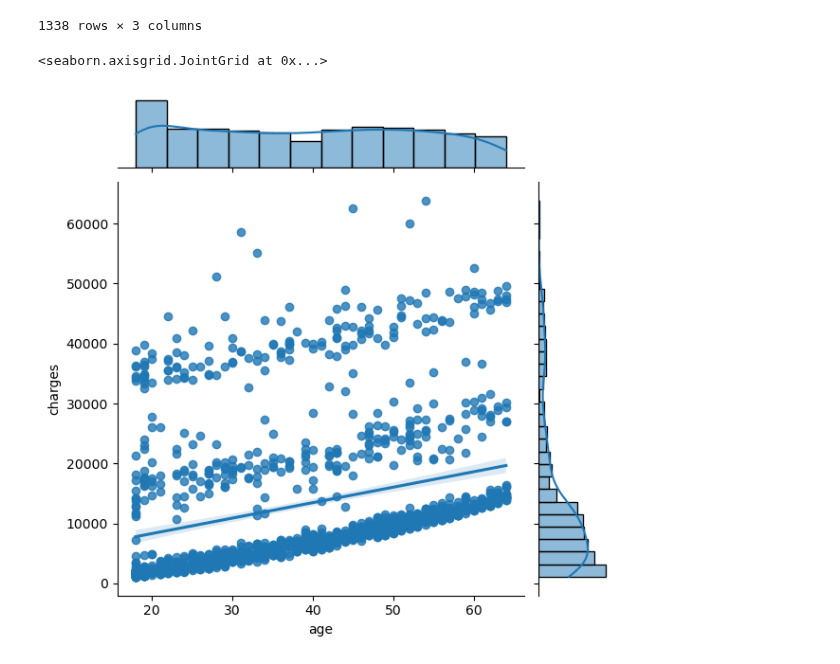
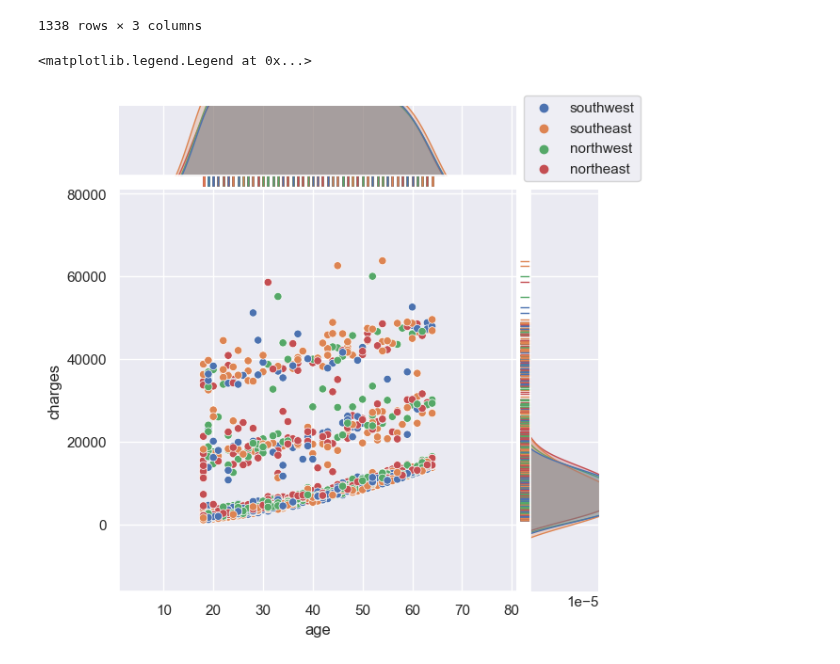
Before and after one commit to ubco-W2022T2-data301/project-group-group08, a Jupyter notebook: analysis/analysis1.ipynb, the cells around one changed output. Cells and saved outputs as stored; diff of their text form; code cells hidden in the pictures.

Commit message:
Update graph for RQ2

```diff
--- a/analysis/analysis1.ipynb
+++ b/analysis/analysis1.ipynb
@@ -219,8 +130,10 @@ pairplot(
 | 1336 | 21 | southwest | 2007.94500 |
 | 1337 | 61 | northwest | 29141.36030 |
 1338 rows × 3 columns
-# %%
-sns.jointplot(x='age', y='charges', data=med_clean2, kind='reg')
-# %% [output]
-<seaborn.axisgrid.JointGrid at 0x...>
-[figure, removed]
+# %%
+g = sns.jointplot(x='age', y='charges', data=med_clean2, hue = "region")
+g.plot_marginals(sns.rugplot, color="r", height=-0.15, clip_on=False)
+plt.legend(bbox_to_anchor=(1, 1.25), loc='upper left')
+# %% [output]
+<matplotlib.legend.Legend at 0x...>
+[figure, added]
```
Also changed, not shown: parts of 14 cells of this notebook.
